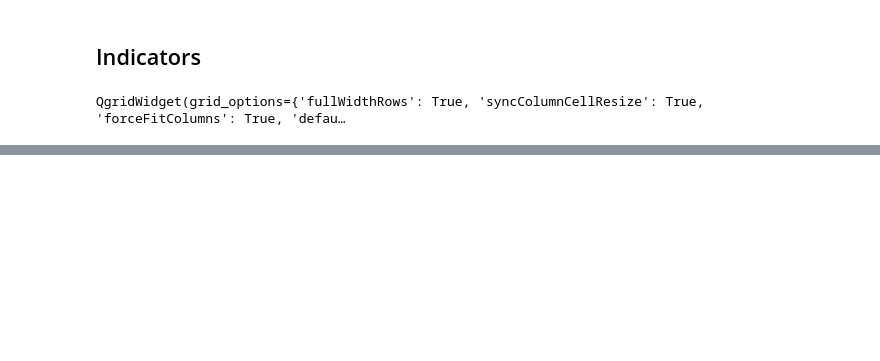
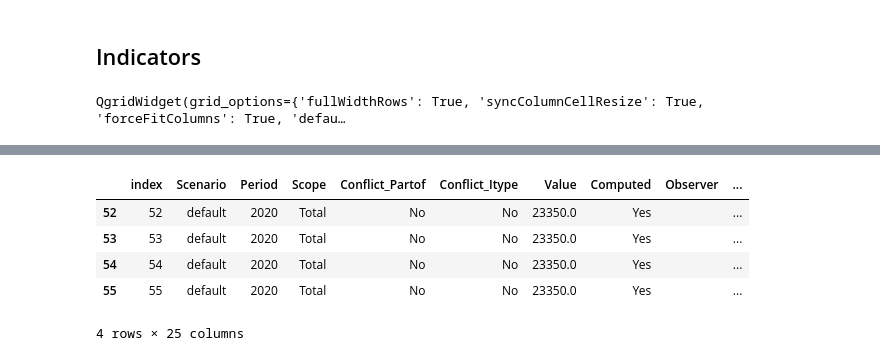
Before and after one commit to MAGIC-nexus/nis-EDA-jupyter, a Jupyter notebook: EDA-Notebook.ipynb, the cells around one changed output, grey strips where cells are left out. Cells and saved outputs as stored; diff of their text form; code cells hidden in the pictures; blank space fills up the shorter version.

```diff
--- a/EDA-Notebook.ipynb
+++ b/EDA-Notebook.ipynb
@@ -312,2 +324,0 @@ interactive(children=(Dropdown(description='Scope', options=('Internal', 'Extern
-# %%
-FGSed = pd.read_csv('flow_graph_solution_edges.csv')
@@ -322,3 +352,7 @@ qgrid_widget = qgrid.show_grid(FGSind,show_toolbar= True)
 qgrid_widget
 # %% [output]
 QgridWidget(grid_options={'fullWidthRows': True, 'syncColumnCellResize': True, 'forceFitColumns': True, 'defau…
+# %%
+import plotly.graph_objects as go
+
+dataS = FGSed[(FGSed['Scenario'] == 'default')&(FGSed['Period'] == FGSed['Period'][0])&(FGSed['Scope'] == 'Total')&( FGSed['Interface'] == 'energy')]
@@ -324,0 +375,9 @@ QgridWidget(grid_options={'fullWidthRows': True, 'syncColumnCellResize': True, '
+# %%
+dataS
+# %% [output]
+|  | index | Scenario | Period | Scope | Conflict_Partof | Conflict_Itype | Value | Computed | Observer | ... |
+| 52 | 52 | default | 2020 | Total | No | No | 23350.0 | Yes |  | ... |
+| 53 | 53 | default | 2020 | Total | No | No | 23350.0 | Yes |  | ... |
+| 54 | 54 | default | 2020 | Total | No | No | 23350.0 | Yes |  | ... |
+| 55 | 55 | default | 2020 | Total | No | No | 23350.0 | Yes |  | ... |
+4 rows × 25 columns
```
Also changed, not shown: parts of 12 cells of this notebook.
